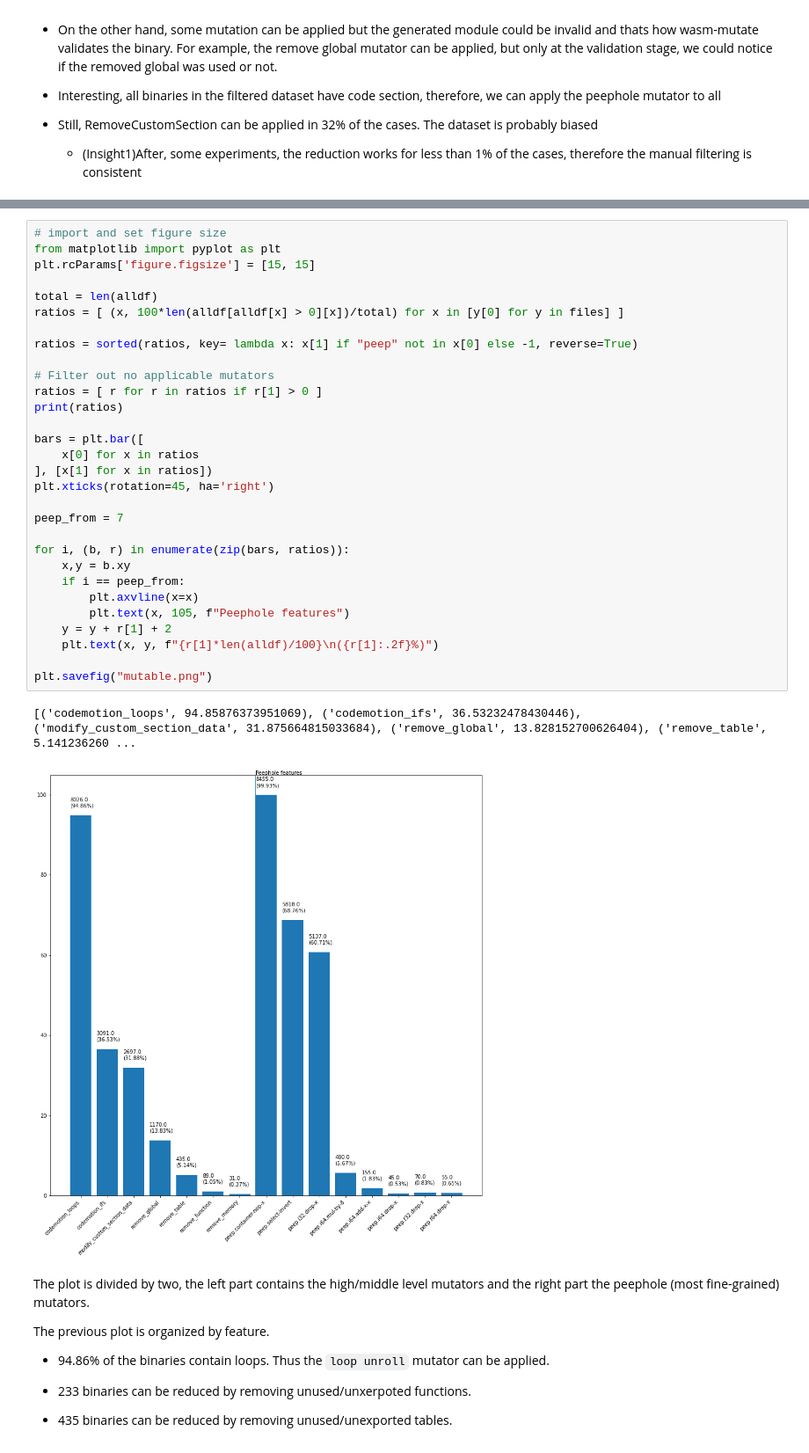
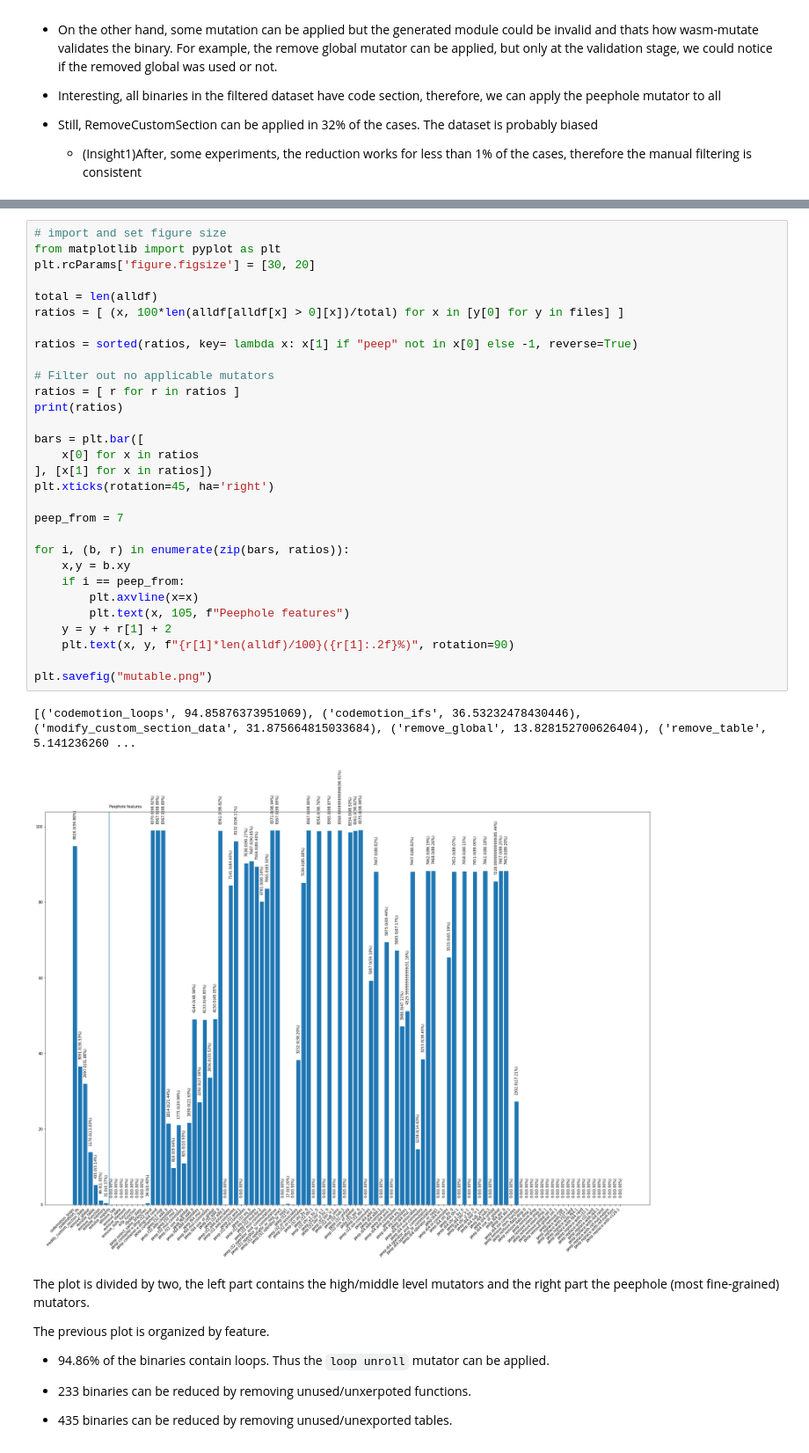
Before and after one commit to ASSERT-KTH/wasm_evasion, a Jupyter notebook: notebooks/RQ1.ipynb, the cells around one changed output, grey strips where cells are left out. Shown at 88% size. Drawn from its saved outputs; the diff is of its cells as text.

```diff
--- a/notebooks/RQ1.ipynb
+++ b/notebooks/RQ1.ipynb
@@ -133,36 +129,36 @@ peep.f64.drop-x
 # %%
 # import and set figure size
 from matplotlib import pyplot as plt
-plt.rcParams['figure.figsize'] = [15, 15]
+plt.rcParams['figure.figsize'] = [30, 20]
 
 total = len(alldf)
 ratios = [ (x, 100*len(alldf[alldf[x] > 0][x])/total) for x in [y[0] for y in files] ]
 
 ratios = sorted(ratios, key= lambda x: x[1] if "peep" not in x[0] else -1, reverse=True)
 
 # Filter out no applicable mutators
-ratios = [ r for r in ratios if r[1] > 0 ]
+ratios = [ r for r in ratios ]
 print(ratios)
 
 bars = plt.bar([
     x[0] for x in ratios
 ], [x[1] for x in ratios])
 plt.xticks(rotation=45, ha='right')
 
 peep_from = 7
 
 for i, (b, r) in enumerate(zip(bars, ratios)):
     x,y = b.xy
     if i == peep_from:
         plt.axvline(x=x)
         plt.text(x, 105, f"Peephole features")
     y = y + r[1] + 2
-    plt.text(x, y, f"{r[1]*len(alldf)/100}\n({r[1]:.2f}%)")
+    plt.text(x, y, f"{r[1]*len(alldf)/100}({r[1]:.2f}%)", rotation=90)
 
 plt.savefig("mutable.png")
 # %% [output]
 [('codemotion_loops', 94.85876373951069), ('codemotion_ifs', 36.53232478430446), ('modify_custom_section_data', 31.875664815033684), ('remove_global', 13.828152700626404), ('remove_table', 5.141236260 ...
-[figure, old version]
+[figure, new version]
 # %% [markdown]
 The plot is divided by two, the left part contains the high/middle level mutators and the right part the peephole (most fine-grained) mutators.
 
```
Also changed, not shown: parts of 1 cell of this notebook, 2 other files.
